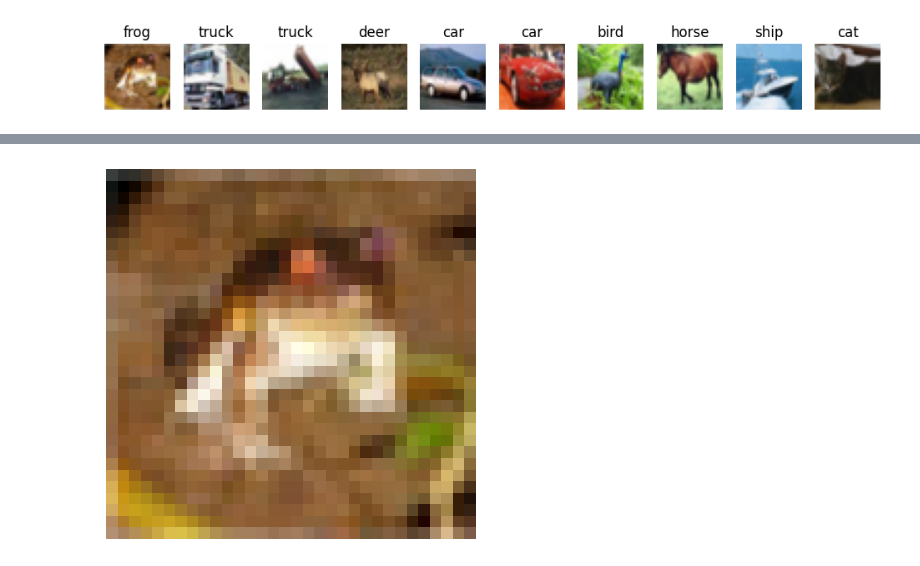
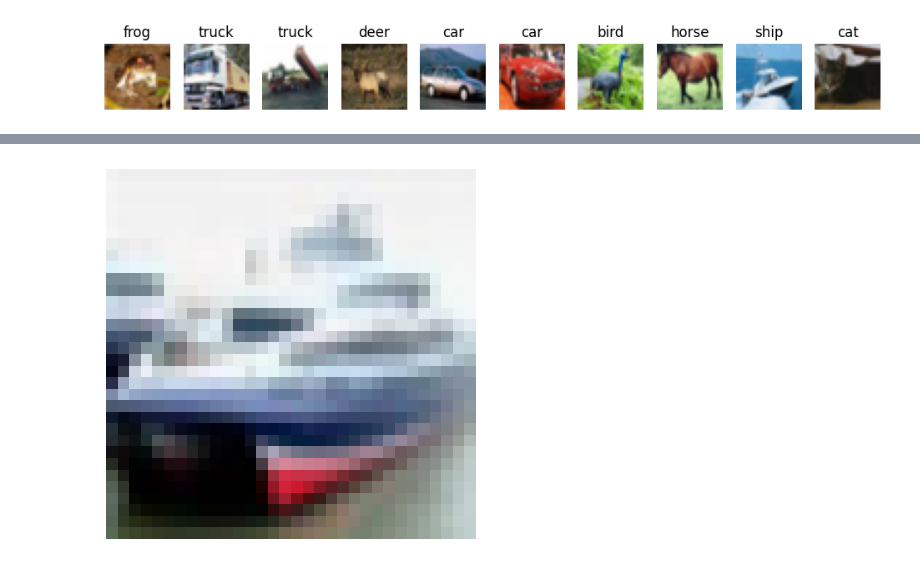
Before and after one commit to JenV-1848843/bachelorproject-iiw-inf-fooling-neural-nets, a Jupyter notebook: restart.ipynb, the cells around one changed output, grey strips where cells are left out. Saved outputs shown, nothing was run; the diff lists cells and outputs as text; code cells hidden in the pictures.

Commit message:
removed normalization and added diff calculation

```diff
--- a/restart.ipynb
+++ b/restart.ipynb
@@ -39,8 +66,8 @@ classes = ('plane', 'car', 'bird', 'cat', 'deer', 'dog', 'frog', 'horse', 'ship'
 fig, axes = plt.subplots(1, 10, figsize=(12, 3))
 for i in range(10):
     image = train_loader.dataset[i][0].permute(1, 2, 0)
-    denormalized_image= image / 2 + 0.5
-    axes[i].imshow(denormalized_image)
+    # denormalized_image= image / 2 + 0.5
+    axes[i].imshow(image)
     axes[i].set_title(classes[train_loader.dataset[i][1]])
     axes[i].axis('off')
 plt.show()
@@ -92,9 +112,13 @@ PATH = './cifar_net.pth'
 if os.path.isfile(PATH):
     net.load_state_dict(torch.load(PATH, weights_only=True))
     print("existing model loaded")
+
+    # for i, data in enumerate(train_loader):
+    #     inputs, labels = data[0].to(device), data[1].to(device)
+    #     print(inputs.shape)
 else:
     print("no existing model found. Initiating training\n")
-    loss_function = nn.NLLLoss()
+    loss_function = nn.CrossEntropyLoss()
     optimizer = optim.Adam(net.parameters(), lr=0.001)
 
     epochs = 10
@@ -102,10 +126,16 @@ else:
 
         running_loss = 0.0
         for i, data in enumerate(train_loader):
+
             inputs, labels = data[0].to(device), data[1].to(device)
 
             optimizer.zero_grad()
             outputs = net(inputs)
+
+            if i == 0:
+                print(labels)
+                print(outputs)
+
             loss = loss_function(outputs, labels)
 
             loss.backward()
@@ -242,32 +334,54 @@ RuntimeError: mat1 and mat2 shapes cannot be multiplied (128x36 and 4608x120)
 reverse iterable tensors
 '''
 
-image = train_loader.dataset[0][0].permute(1, 2, 0)
-denormalized_image= image / 2 + 0.5
+image = test_loader.dataset[1][0]
+# image = tensorpilimage
+# denormalized_image= image / 2 + 0.5
 
-reconstructed_img = torch.stack(iterable_of_tensors, dim = 0)
+showImage(image.permute(1, 2, 0))
+showImage(img.squeeze().detach().permute(1, 2, 0).cpu())
 
-mean = torch.tensor([0.485, 0.456, 0.406]).to(device).view(3, 1, 1)
-std = torch.tensor([0.229, 0.224, 0.225]).to(device).view(3, 1, 1)
-reconstructed_img = reconstructed_img / 2 + 0.5  # Reverse normalization
+diff = image - img.squeeze().detach().cpu()
 
-print(reconstructed_img)
-# output = net(reconstructed_img)
-# print(output)
+showImage(diff.permute(1, 2, 0))
+
+new_img = test_loader.dataset[126][0]
+new_img += diff
+
+output = net(new_img.to(device).unsqueeze(0))
+
+probabilities = torch.softmax(output, dim=1)
+predictionTensor = torch.argmax(probabilities)
+predictionInt = predictionTensor.item()
+predictedClass = predictionInt
+print(classes[predictionInt])
+
+# reconstructed_img = torch.stack(iterable_of_tensors, dim = 0)
+
+# mean = torch.tensor([0.485, 0.456, 0.406]).to(device).view(3, 1, 1)
+# std = torch.tensor([0.229, 0.224, 0.225]).to(device).view(3, 1, 1)
+# reconstructed_img2 = reconstructed_img / 2 + 0.5  # Reverse normalization
+# output = net(reconstructed_img.unsqueeze(0))
+# print(reconstructed_img)
+
 
 # Clip to valid range [0, 1] (for visualization)
-reconstructed_img = torch.clamp(reconstructed_img, 0, 1)
+# reconstructed_img2 = torch.clamp(reconstructed_img2, 0, 1)
 
-# Convert to NumPy and permute dimensions for matplotlib (H × W × C)
-img_np = reconstructed_img.detach().cpu().numpy().transpose(1, 2, 0)
+# probabilities = torch.softmax(output, dim=1).squeeze().cpu()
+# print(probabilities.sum())
+# print(classes[torch.argmax(probabilities).item()])
 
-# Visualize
-plt.imshow(denormalized_image)
-plt.axis('off')  # Hide axes
-plt.show()
+# # Convert to NumPy and permute dimensions for matplotlib (H × W × C)
+# img_np = reconstructed_img2.detach().cpu().numpy().transpose(1, 2, 0)
 
-# Visualize
-plt.imshow(img_np)
-plt.axis('off')  # Hide axes
-plt.show()
+# # Visualize
+# plt.imshow(img)
+# plt.axis('off')  # Hide axes
+# plt.show()
+
+# # Visualize
+# plt.imshow(img_np)
+# plt.axis('off')  # Hide axes
+# plt.show()
 # %% [output]
@@ -291 +388 @@ tensor([[[0.2314, 0.1686, 0.1961,  ..., 0.6196, 0.5961, 0.5804],
-[figure, old version]
+[figure, new version]
```
Also changed, not shown: parts of 12 cells of this notebook, 7 other files.
